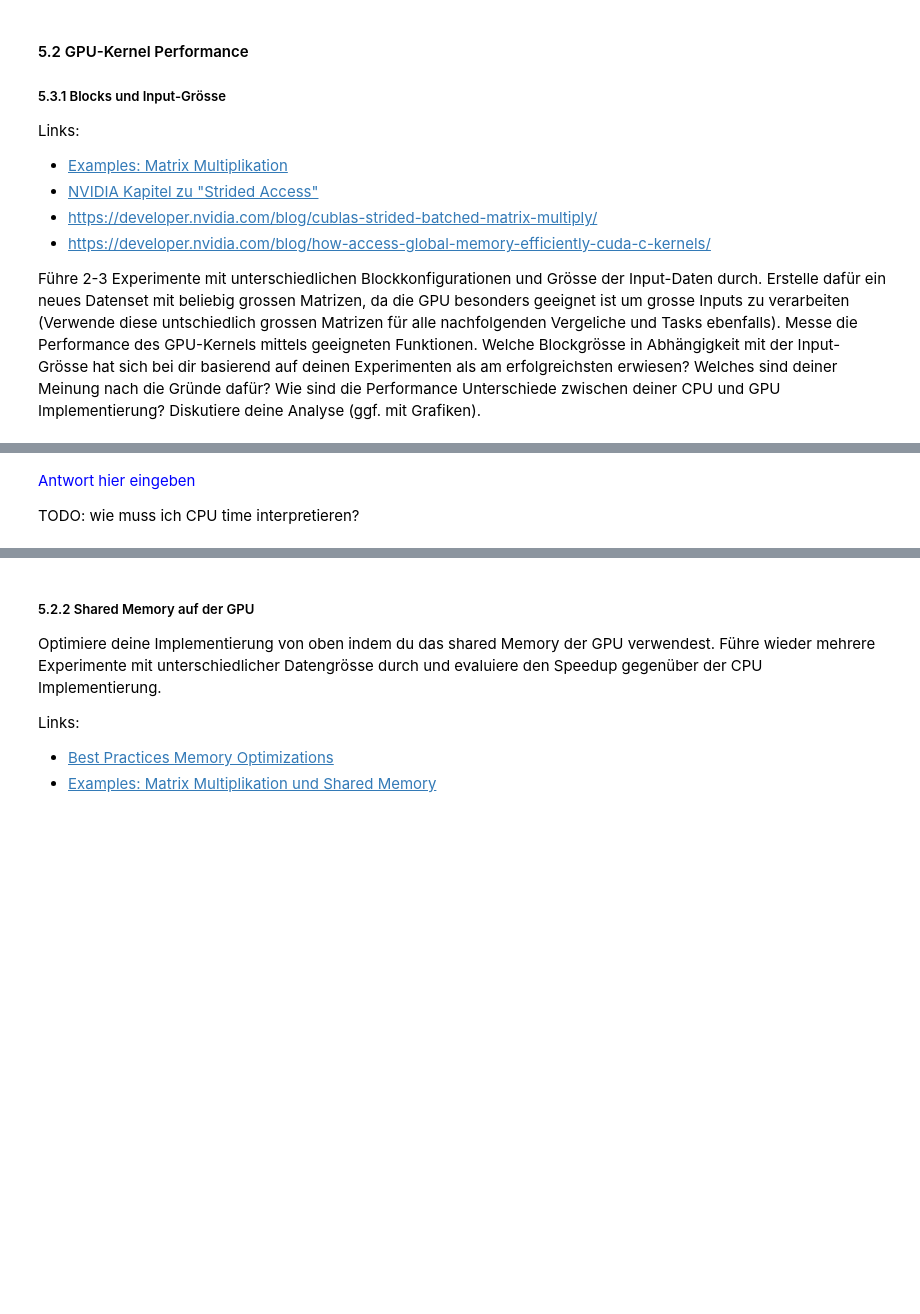
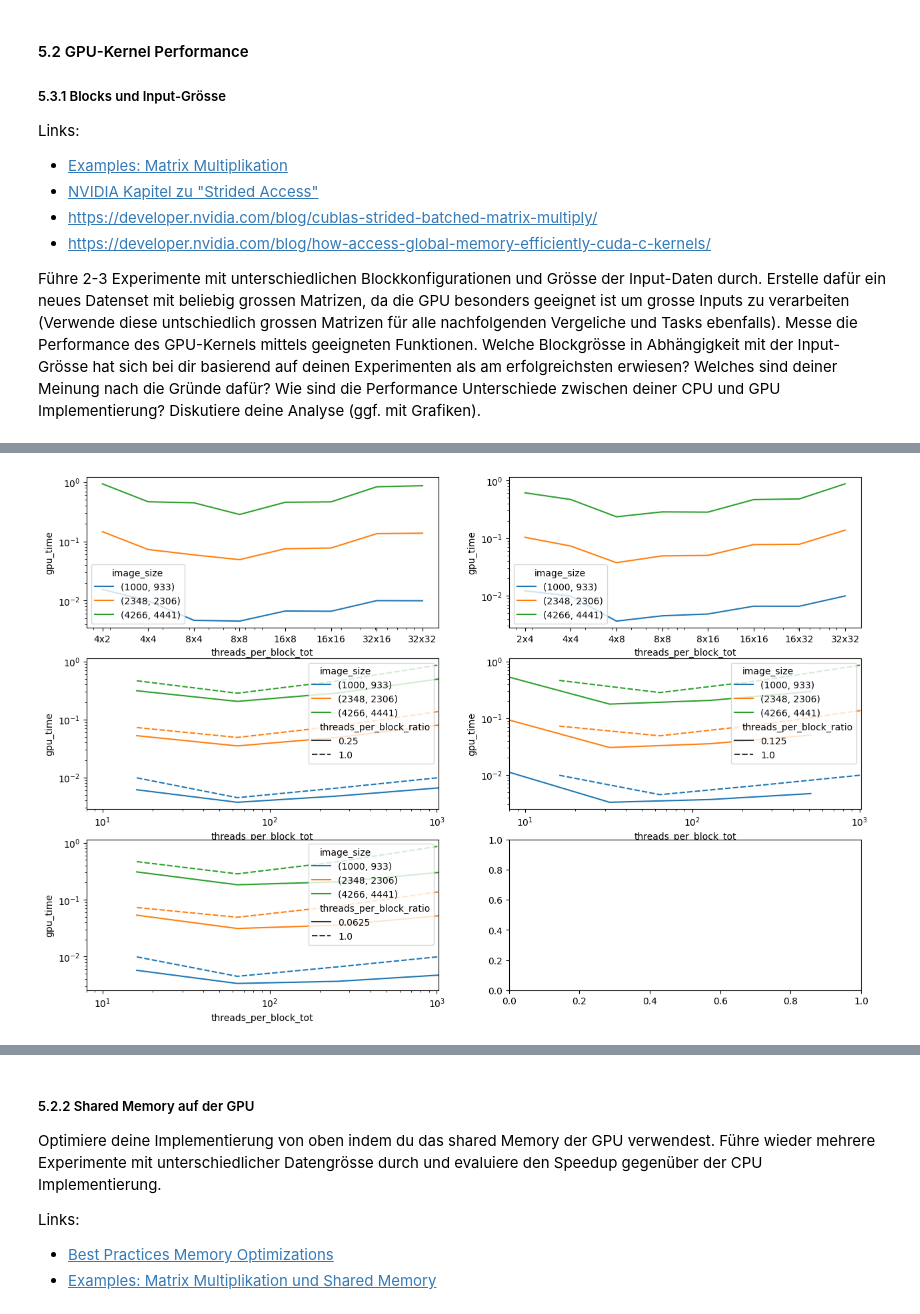
Before and after one commit to florinbarbisch/hpc-m2, a Jupyter notebook: hpc_fs22_mc2_teil2.ipynb, the cells around one changed output, grey strips where cells are left out. Drawn from its saved outputs; the diff is of its cells as text; code cells hidden in the pictures; blank space fills up the shorter version.

```diff
--- a/hpc_fs22_mc2_teil2.ipynb
+++ b/hpc_fs22_mc2_teil2.ipynb
@@ -267,4 +317,74 @@ test_image_3 - (32, 32) - reconstruct_svd     :    CPU:    82.590 us   +/- 28.40
-# %% [markdown]
-<font color='blue'>Antwort hier eingeben</font>
-
-TODO: wie muss ich CPU time interpretieren?
+# %%
+# turn results into dataframe
+df = pd.DataFrame(experiment_results)
+df['gpu_time'] = df['result'].apply(lambda x: x.gpu_times.mean())
+df['gput_time_std'] = df['result'].apply(lambda x: x.gpu_times.std())
+df['cpu_time'] = df['result'].apply(lambda x: x.cpu_times.mean())
+df['cput_time_std'] = df['result'].apply(lambda x: x.cpu_times.std())
+df['blocks_per_grid_tot'] = df['blocks_per_grid'].apply(lambda x: x[0] * x[1])
+df['blocks_per_grid_str'] = df['blocks_per_grid'].apply(lambda x: f"{x[0]}x{x[1]}")
+df['threads_per_block_tot'] = df['threads_per_block'].apply(lambda x: x[0] * x[1])
+df['threads_per_block_str'] = df['threads_per_block'].apply(lambda x: f"{x[0]}x{x[1]}")
+
+# plot results
+import seaborn as sns
+import matplotlib.pyplot as plt
+
+# create figure with 2x2 subplots
+fig, ((ax1, ax2), (ax3, ax4), (ax5, ax6)) = plt.subplots(3, 2, figsize=(15, 10))
+# only display results with ratio 1:1 und 1:2
+data = df[df['threads_per_block_ratio'].isin([1, 2])]
+sns.lineplot(x="threads_per_block_tot", y="gpu_time", hue="image_size", data=data, ax=ax1)
+# map threads_per_block_str to threads_per_block_tot to be used as xticks
+plt.sca(ax1)
+plt.xscale("log")
+plt.yscale("log")
+plt.xticks(data['threads_per_block_tot'].unique(), data['threads_per_block_str'].unique())
+
+
+# only display results with ratio 1:1 und 2:1
+data = df[df['threads_per_block_ratio'].isin([1, 0.5])]
+sns.lineplot(x="threads_per_block_tot", y="gpu_time", hue="image_size", data=data, ax=ax2)
+# map threads_per_block_str to threads_per_block_tot to be used as xticks
+plt.sca(ax2)
+plt.xscale("log")
+plt.yscale("log")
+plt.xticks(data['threads_per_block_tot'].unique(), data['threads_per_block_str'].unique())
+
+# show results with ratio 1:1 in comparison to 4:1
+data = df[df['threads_per_block_ratio'].isin([1, 0.25])]
+# color by image size and ratio
+sns.lineplot(x="threads_per_block_tot", y="gpu_time", hue="image_size", style="threads_per_block_ratio", data=data, ax=ax3)
+# map threads_per_block_str to threads_per_block_tot to be used as xticks
+plt.sca(ax3)
+plt.xscale("log")
+# start xscale at 8
+plt.xlim(8, 1024)
+plt.yscale("log")
+
+
+# show results with ratio 1:1 in comparison to 8:1
+data = df[df['threads_per_block_ratio'].isin([1, 0.125])]
+# color by image size and ratio
+sns.lineplot(x="threads_per_block_tot", y="gpu_time", hue="image_size", style="threads_per_block_ratio", data=data, ax=ax4)
+# map threads_per_block_str to threads_per_block_tot to be used as xticks
+plt.sca(ax4)
+plt.xscale("log")
+# start xscale at 8
+plt.xlim(8, 1024)
+plt.yscale("log")
+
+# show results with ratio 1:1 in comparison to 16:1
+data = df[df['threads_per_block_ratio'].isin([1, 0.0625])]
+# color by image size and ratio
+sns.lineplot(x="threads_per_block_tot", y="gpu_time", hue="image_size", style="threads_per_block_ratio", data=data, ax=ax5)
+# map threads_per_block_str to threads_per_block_tot to be used as xticks
+plt.sca(ax5)
+plt.xscale("log")
+# start xscale at 8
+plt.xlim(8, 1024)
+plt.yscale("log")
+
+plt.show()
+# %% [output]
+[figure, added]
```
Also changed, not shown: parts of 19 cells of this notebook.
